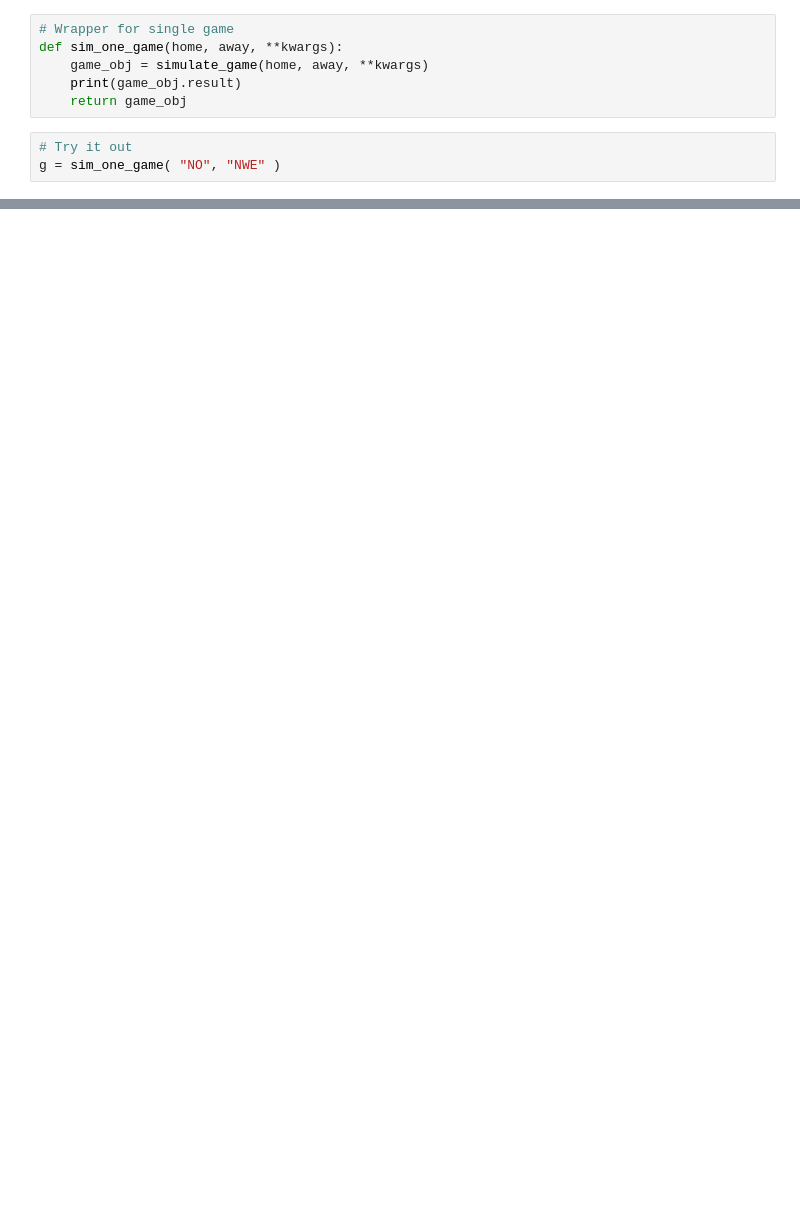
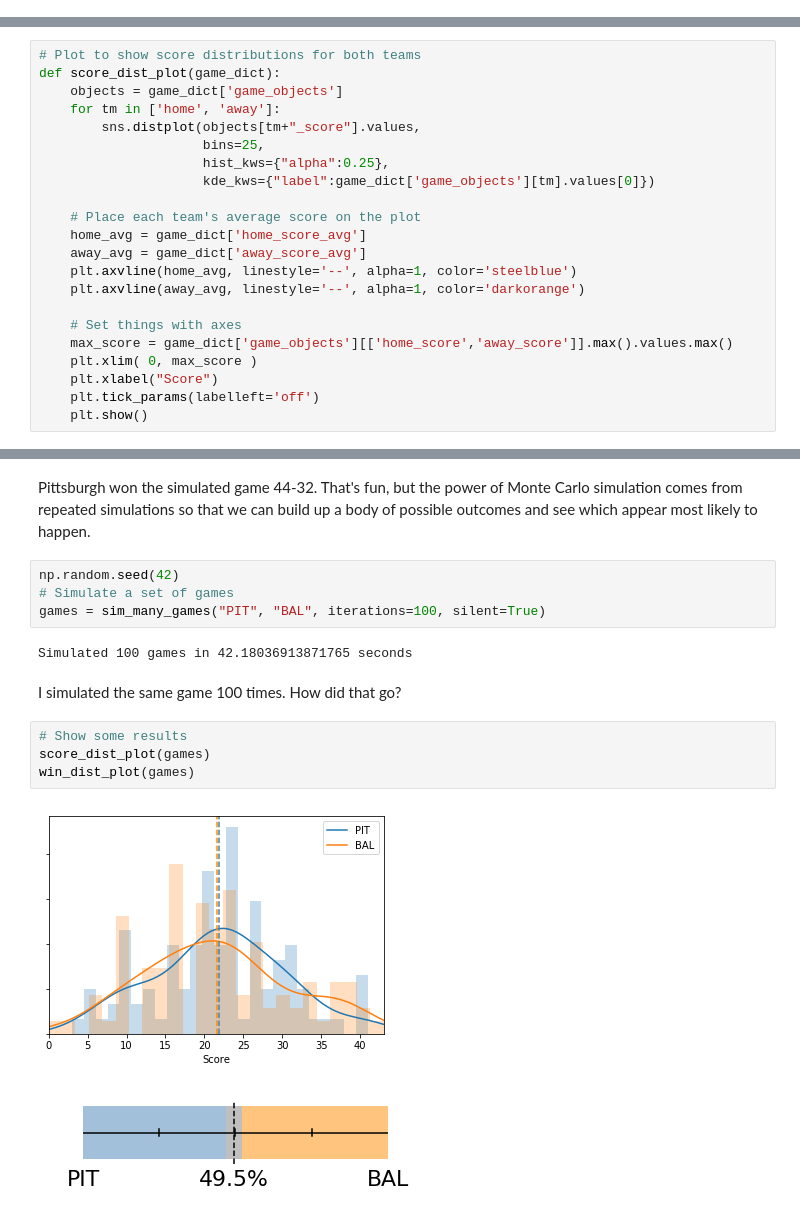
Before and after one commit to ewelchman/ewelchman.github.io, a Jupyter notebook: projects/montecarlo_games.ipynb, the cells around one changed output, grey strips where cells are left out. Drawn from its saved outputs; the diff is of its cells as text; blank space fills up the shorter version.

Commit message:
Update montecarlo notebook

```diff
--- a/projects/montecarlo_games.ipynb
+++ b/projects/montecarlo_games.ipynb
@@ -397,9 +0,0 @@ def simulate_game( home, away, **kwargs ):
-# %%
-# Wrapper for single game
-def sim_one_game(home, away, **kwargs):
-    game_obj = simulate_game(home, away, **kwargs)
-    print(game_obj.result)
-    return game_obj
-# %%
-# Try it out
-g = sim_one_game( "NO", "NWE" )
@@ -423,0 +438,22 @@ Candidate Drive
+# %%
+# Plot to show score distributions for both teams
+def score_dist_plot(game_dict):
+    objects = game_dict['game_objects']
+    for tm in ['home', 'away']:
+        sns.distplot(objects[tm+"_score"].values,
+                     bins=25,
+                     hist_kws={"alpha":0.25},
+                     kde_kws={"label":game_dict['game_objects'][tm].values[0]})
+
+    # Place each team's average score on the plot
+    home_avg = game_dict['home_score_avg']
+    away_avg = game_dict['away_score_avg']
+    plt.axvline(home_avg, linestyle='--', alpha=1, color='steelblue')
+    plt.axvline(away_avg, linestyle='--', alpha=1, color='darkorange')
+
+    # Set things with axes
+    max_score = game_dict['game_objects'][['home_score','away_score']].max().values.max()
+    plt.xlim( 0, max_score )
+    plt.xlabel("Score")
+    plt.tick_params(labelleft='off')
+    plt.show()
@@ -423,0 +556,17 @@ Candidate Drive
+# %% [markdown]
+Pittsburgh won the simulated game 44-32. That's fun, but the power of Monte Carlo simulation comes from repeated simulations so that we can build up a body of possible outcomes and see which appear most likely to happen.
+# %%
+np.random.seed(42)
+# Simulate a set of games
+games = sim_many_games("PIT", "BAL", iterations=100, silent=True)
+# %% [output]
+Simulated 100 games in 42.18036913871765 seconds
+# %% [markdown]
+I simulated the same game 100 times. How did that go?
+# %%
+# Show some results
+score_dist_plot(games)
+win_dist_plot(games)
+# %% [output]
+[figure, added]
+[figure, added]
```
Also changed, not shown: parts of 42 cells of this notebook.
